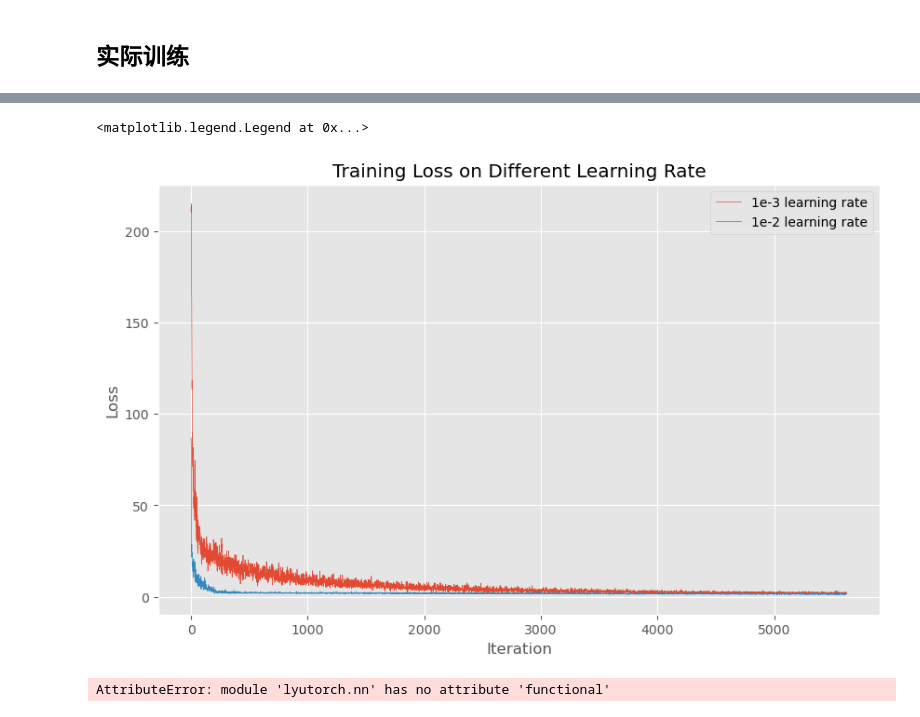
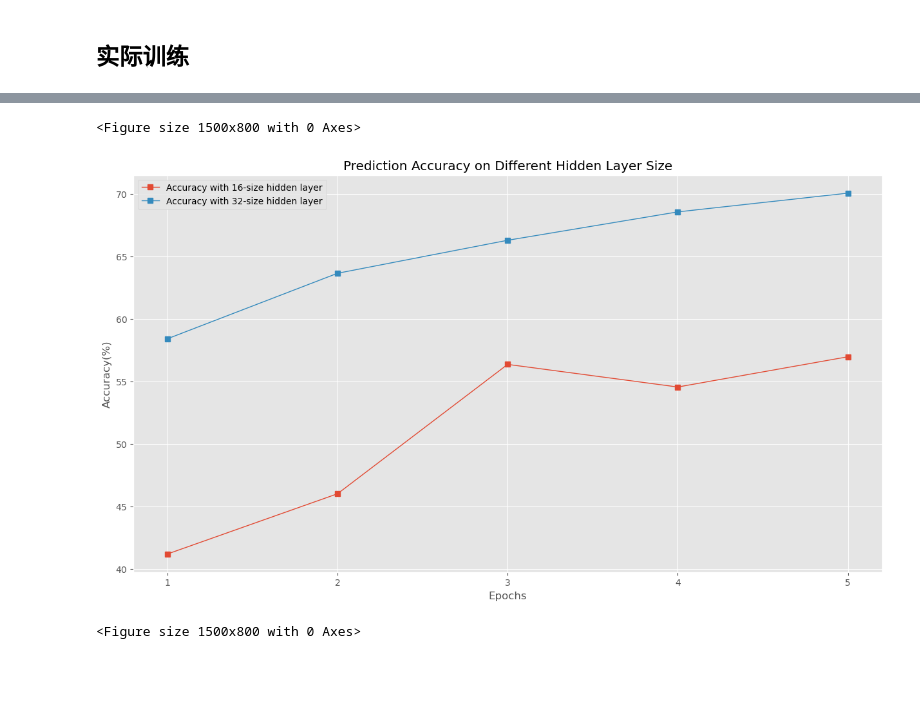
Before and after one commit to WentaoLyu/LyuTorch, a Jupyter notebook: main.ipynb, the cells around one changed output, grey strips where cells are left out. Drawn from its saved outputs; the diff is of its cells as text; code cells hidden in the pictures; blank space fills up the shorter version.

```diff
--- a/main.ipynb
+++ b/main.ipynb
@@ -185,31 +160,17 @@ plt.legend()
-# %%
-import matplotlib.pyplot as plt
-losses16_1e_3 = np.load('losses16-1e-3lr.npy')
-# 设置样式为 'ggplot'
-plt.style.use('ggplot')
-
-# 创建一个新的图像，并设置其大小
-plt.figure(figsize=(10, 6))
-
-# 绘制损失值，设置线的宽度为 1
-plt.plot(losses16_1e_3[:],label='1e-3 learning rate', linewidth=0.5)
-plt.plot(losses16[:],label='1e-2 learning rate', linewidth=0.5)
-# 设置图像的标题和坐标轴标签
-plt.title('Training Loss on Different Learning Rate')
-plt.xlabel('Iteration')
-plt.ylabel('Loss')
-plt.legend()
-
-# 显示图像
-# %% [output]
-<matplotlib.legend.Legend at 0x...>
-[figure, removed]
-# %%
-from sklearn.metrics import accuracy_score
-
-with lyu.no_grad():
-    output = net(img_test)
-    output = output.argmax(dim=1)
-    print(accuracy_score(output.numpy(), label_test.numpy().argmax(axis=1)))
-# %% [output]
-AttributeError: module 'lyutorch.nn' has no attribute 'functional'
+# %%
+accu_16 = [41.18, 46.0, 56.35, 54.54, 56.96]
+accu_32 = [58.4, 63.64, 66.28, 68.55, 70.05]
+plt.style.use("ggplot")
+plt.figure(figsize=(15, 8))
+plt.plot([1,2,3,4,5],accu_16, label='Accuracy with 16-size hidden layer', linewidth=1,marker = 's')
+plt.plot([1,2,3,4,5],accu_32, label='Accuracy with 32-size hidden layer', linewidth=1,marker = 's')
+plt.title('Prediction Accuracy on Different Hidden Layer Size')
+plt.xlabel('Epochs')
+plt.ylabel('Accuracy(%)')
+plt.legend()
+plt.xticks([1,2,3,4,5])
+plt.figure(figsize=(15, 8))
+# %% [output]
+<Figure size 1500x800 with 0 Axes>
+[figure, added]
+<Figure size 1500x800 with 0 Axes>
```
Also changed, not shown: parts of 10 cells of this notebook, 16 other files.
